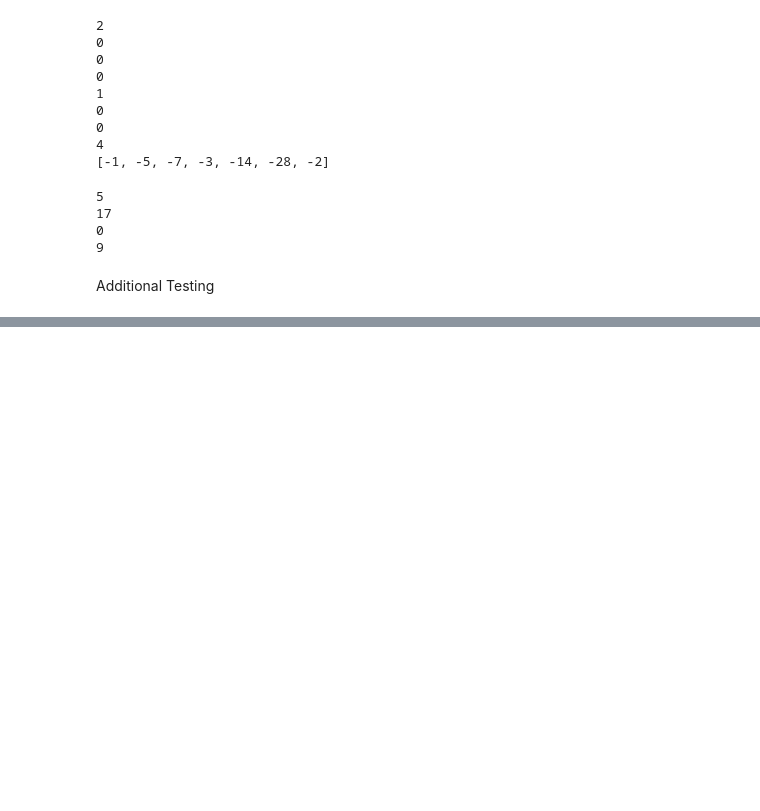
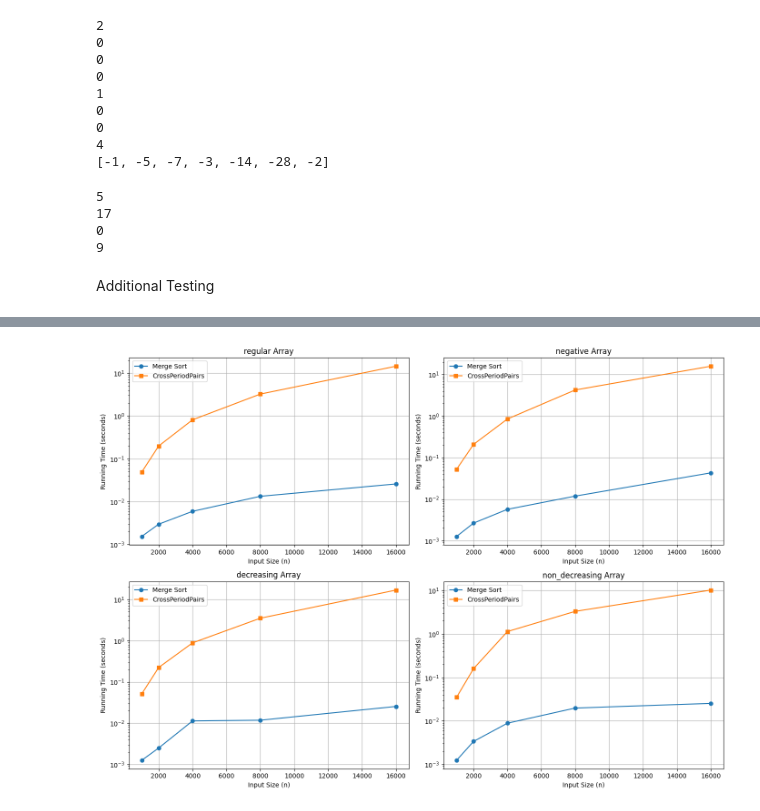
Before and after one commit to issahtiyum/ada-finals, a Jupyter notebook: final_project_sandbox.ipynb, the cells around one changed output, grey strips where cells are left out. Saved outputs shown, nothing was run; the diff lists cells and outputs as text; code cells hidden in the pictures; blank space fills up the shorter version.

Commit message:
Graph comparisons

```diff
--- a/final_project_sandbox.ipynb
+++ b/final_project_sandbox.ipynb
@@ -185,0 +213,24 @@ non_decreasing  n=16000  mergesort comparisons=8021  cross pairs=16221139
+# %%
+array_types = list(generators.keys())
+
+fig, axes = plt.subplots(2, 2, figsize=(14, 10))
+
+for ax, name in zip(axes.flatten(), array_types):
+    ms_times = [results[(name, n)]["ms_time"] for n in sizes]
+
+    cross_times = [results[(name, n)]["cross_time"] for n in sizes]
+
+    ax.plot(sizes, ms_times, marker="o", label="Merge Sort")
+    ax.plot(sizes, cross_times, marker="s", label="CrossPeriodPairs")
+
+    ax.set_title(f"{name} Array")
+    ax.set_xlabel("Input Size (n)")
+    ax.set_yscale("log", base=10)
+    ax.set_ylabel("Running Time (seconds)")
+    ax.legend()
+    ax.grid(True)
+
+plt.tight_layout()
+plt.show()
+# %% [output]
+[figure, added]
```
Also changed, not shown: parts of 2 cells of this notebook.
